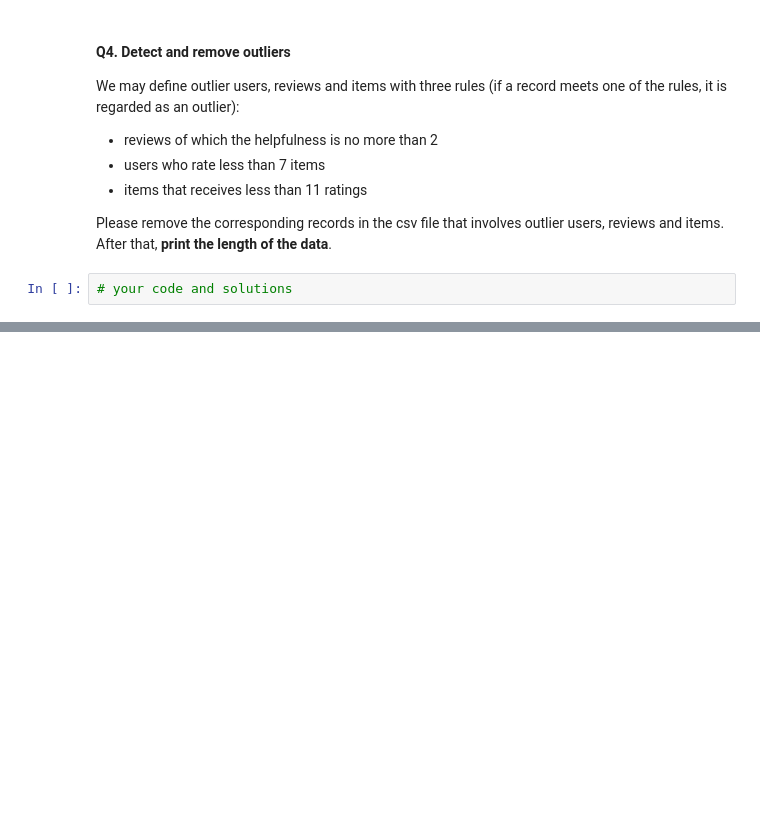
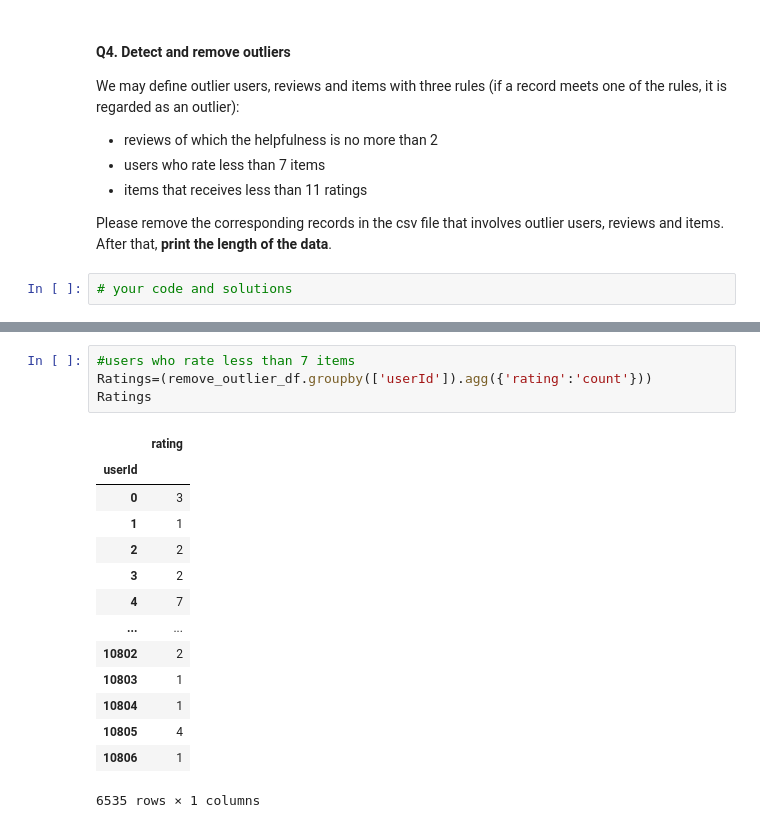
Before and after one commit to COMP2200/Practical-Workshops, a Jupyter notebook: Portfolio_1_questions.ipynb, the cells around one changed output, grey strips where cells are left out. Drawn from its saved outputs; the diff is of its cells as text; blank space fills up the shorter version.

```diff
--- a/Portfolio_1_questions.ipynb
+++ b/Portfolio_1_questions.ipynb
@@ -173,0 +235,19 @@ Please remove the corresponding records in the csv file that involves outlier us
+# %%
+#users who rate less than 7 items
+Ratings=(remove_outlier_df.groupby(['userId']).agg({'rating':'count'}))
+Ratings
+# %% [output]
+|  | rating |
+| userId |  |
+| 0 | 3 |
+| 1 | 1 |
+| 2 | 2 |
+| 3 | 2 |
+| 4 | 7 |
+| ... | ... |
+| 10802 | 2 |
+| 10803 | 1 |
+| 10804 | 1 |
+| 10805 | 4 |
+| 10806 | 1 |
+6535 rows × 1 columns
```
Also changed, not shown: parts of 22 cells of this notebook.
